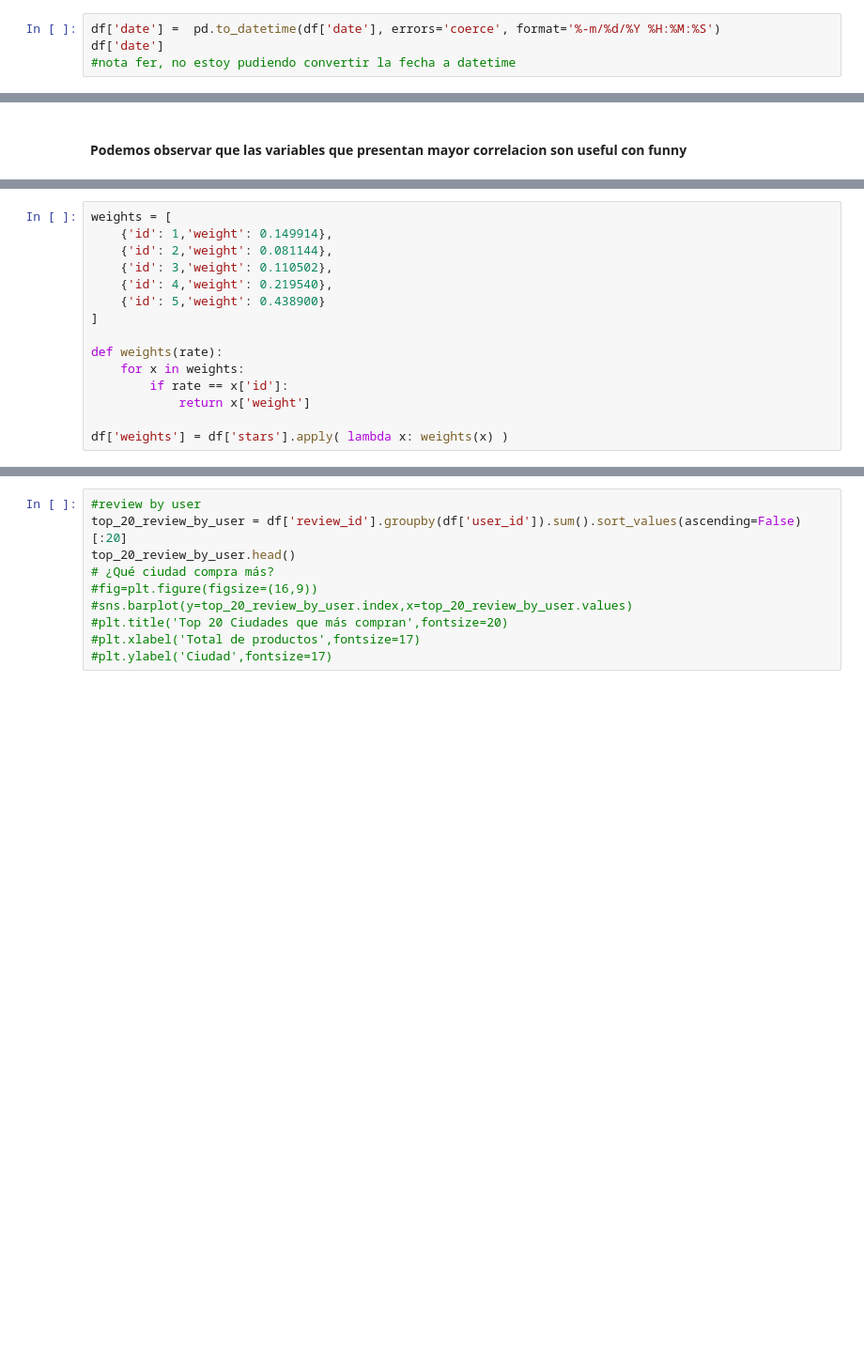
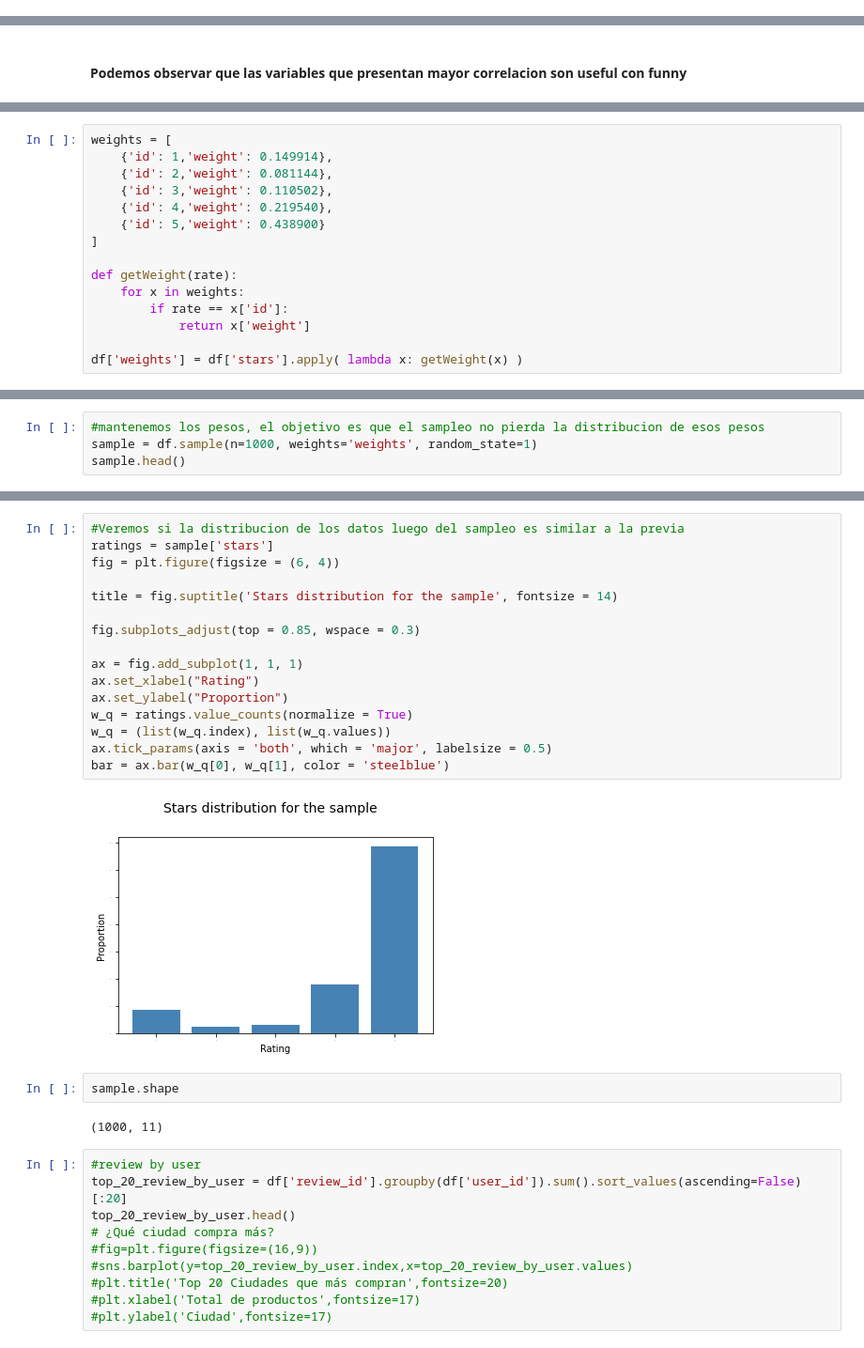
Before and after one commit to andreablatter/DataScience, a Jupyter notebook: TP_NLP/sentiment-analysis.ipynb, the cells around one changed output, grey strips where cells are left out. Shown at 94% size. Saved outputs shown, nothing was run; the diff lists cells and outputs as text; blank space fills up the shorter version.

Commit message:
sample added

```diff
--- a/TP_NLP/sentiment-analysis.ipynb
+++ b/TP_NLP/sentiment-analysis.ipynb
@@ -140,4 +153,0 @@ dtype('O')
-# %%
-df['date'] =  pd.to_datetime(df['date'], errors='coerce', format='%-m/%d/%Y %H:%M:%S')
-df['date']
-#nota fer, no estoy pudiendo convertir la fecha a datetime
@@ -217,9 +211,9 @@ weights = [
     {'id': 5,'weight': 0.438900}
 ]
 
-def weights(rate):
+def getWeight(rate):
     for x in weights:
         if rate == x['id']:
             return x['weight']
 
-df['weights'] = df['stars'].apply( lambda x: weights(x) )
+df['weights'] = df['stars'].apply( lambda x: getWeight(x) )
@@ -229,0 +231,4 @@ df.head()
+# %%
+#mantenemos los pesos, el objetivo es que el sampleo no pierda la distribucion de esos pesos
+sample = df.sample(n=1000, weights='weights', random_state=1)
+sample.head()
@@ -230,3 +242,25 @@ df.head()
+# %%
+#Veremos si la distribucion de los datos luego del sampleo es similar a la previa
+ratings = sample['stars']
+fig = plt.figure(figsize = (6, 4))
+
+title = fig.suptitle('Stars distribution for the sample', fontsize = 14)
+
+fig.subplots_adjust(top = 0.85, wspace = 0.3)
+
+ax = fig.add_subplot(1, 1, 1)
+ax.set_xlabel("Rating")
+ax.set_ylabel("Proportion")
+w_q = ratings.value_counts(normalize = True)
+w_q = (list(w_q.index), list(w_q.values))
+ax.tick_params(axis = 'both', which = 'major', labelsize = 0.5)
+bar = ax.bar(w_q[0], w_q[1], color = 'steelblue')
+# %% [output]
+[figure, added]
+# %%
+sample.shape
+# %% [output]
+(1000, 11)
 # %%
 #review by user
 top_20_review_by_user = df['review_id'].groupby(df['user_id']).sum().sort_values(ascending=False)[:20]
```
Also changed, not shown: parts of 19 cells of this notebook.
